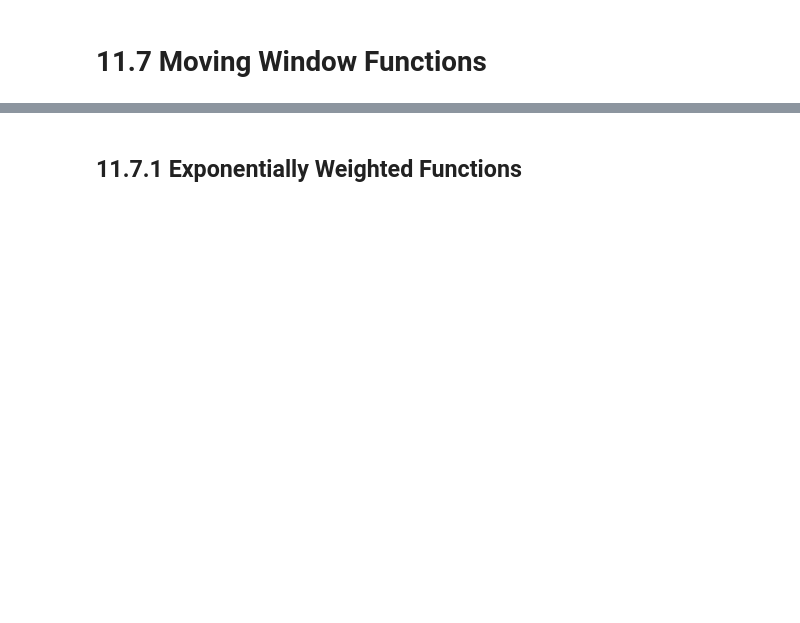
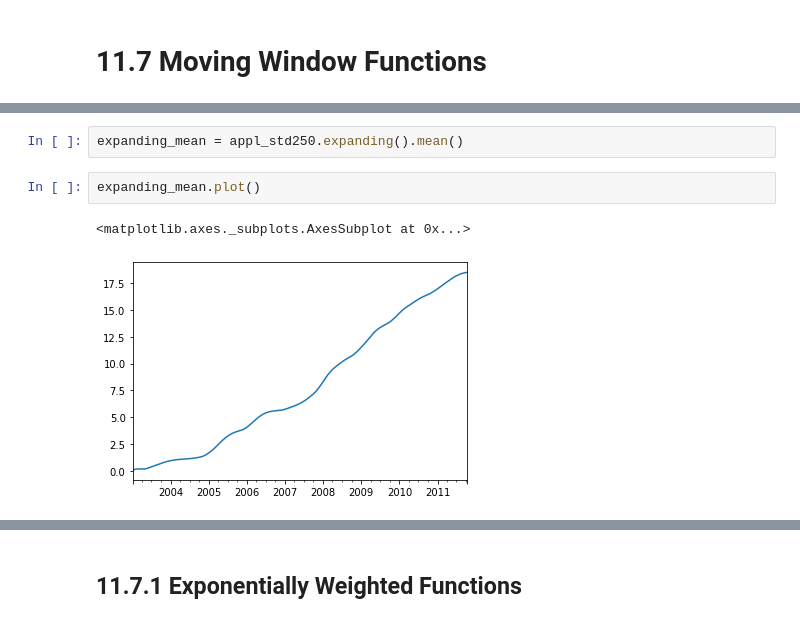
Before and after one commit to BoyuanLi-Steven/Python-For-Data-Analysis-2nd, a Jupyter notebook: Chapter 11. Time Series.ipynb, the cells around one changed output, grey strips where cells are left out. Cells and saved outputs as stored; diff of their text form; blank space fills up the shorter version.

```diff
--- a/Chapter 11. Time Series.ipynb
+++ b/Chapter 11. Time Series.ipynb
@@ -1032,0 +1269,7 @@ Freq: Q-DEC, Name: infl, Length: 203, dtype: float64
+# %%
+expanding_mean = appl_std250.expanding().mean()
+# %%
+expanding_mean.plot()
+# %% [output]
+<matplotlib.axes._subplots.AxesSubplot at 0x...>
+[figure, added]
```
Also changed, not shown: parts of 32 cells of this notebook.
